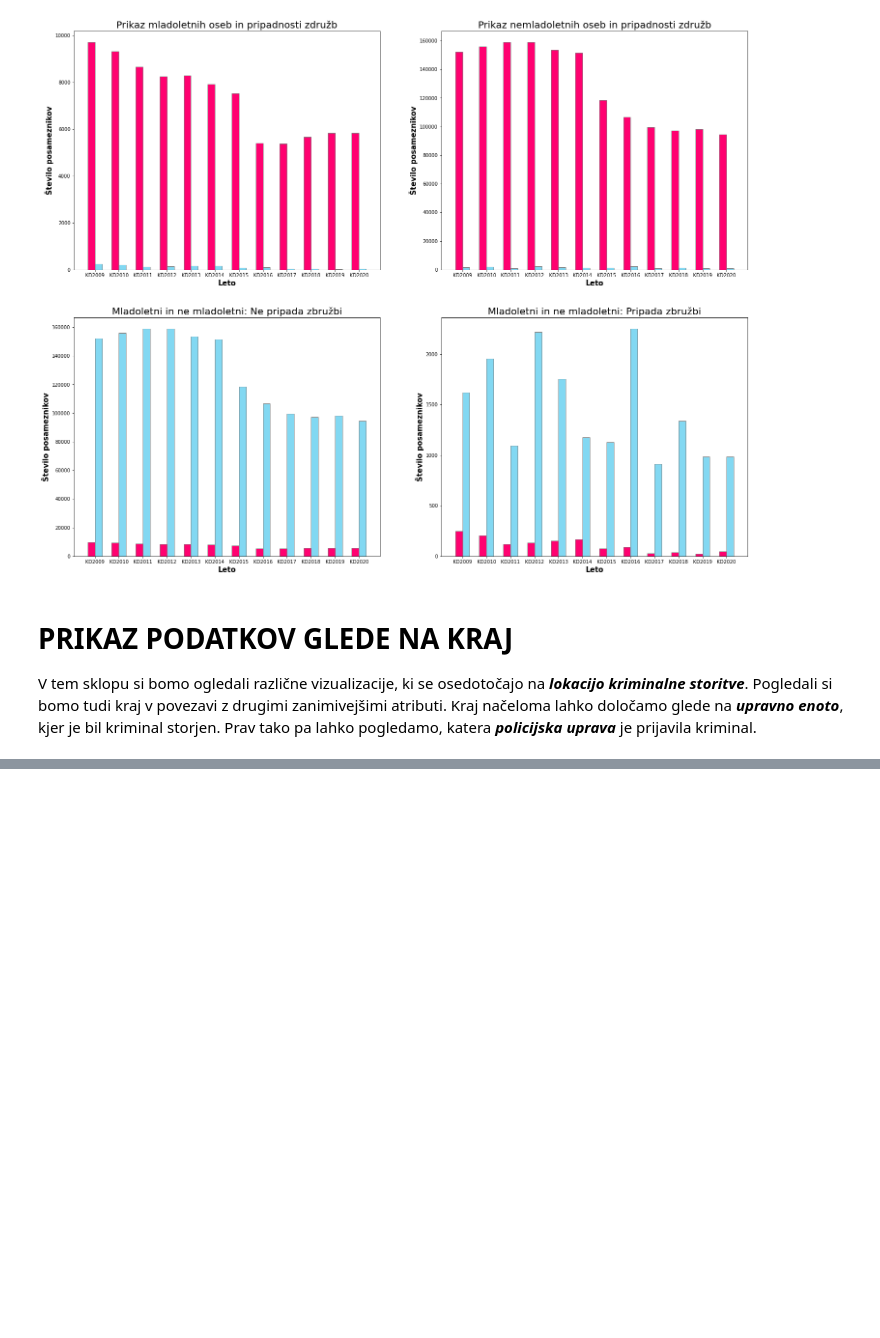
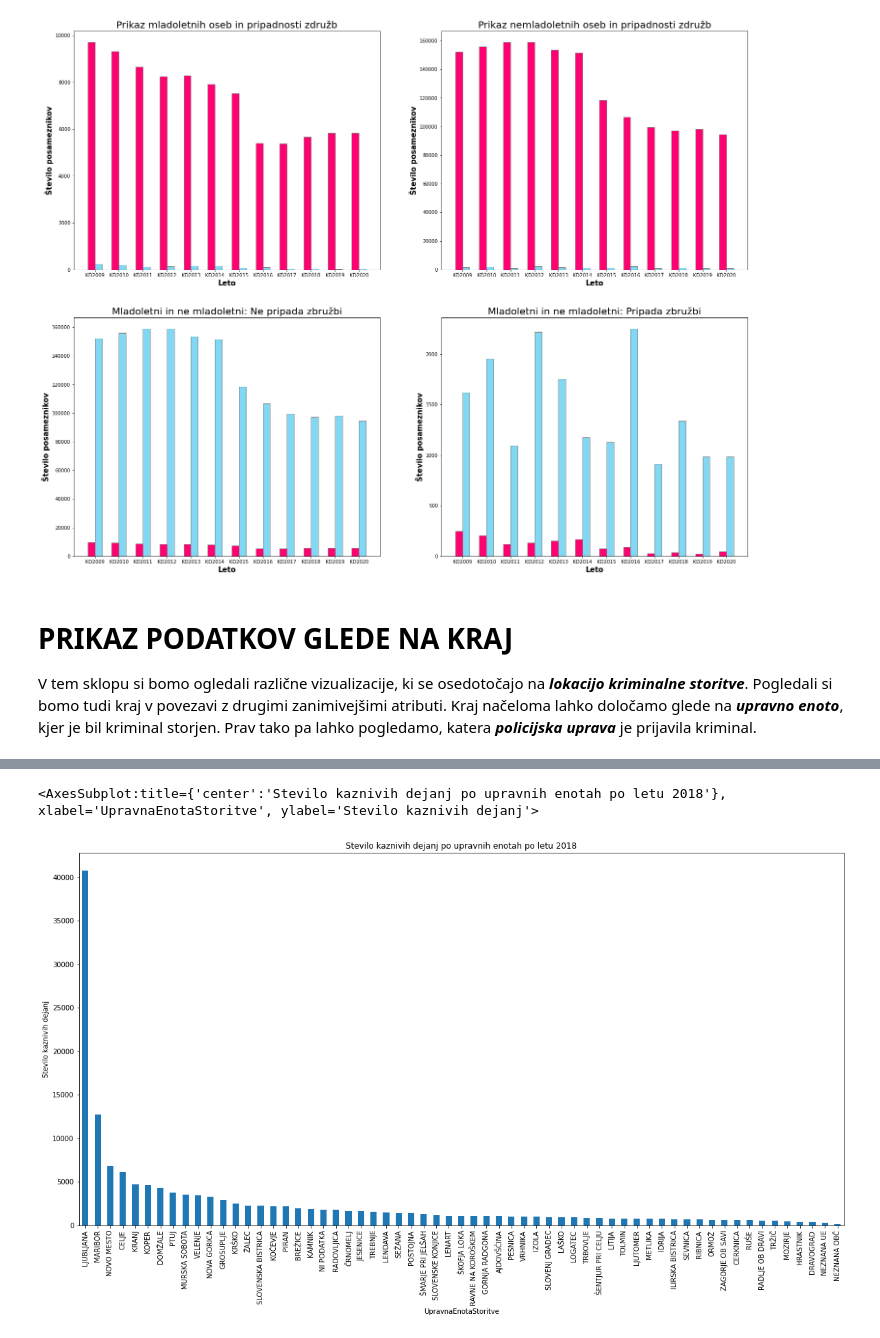
Before and after one commit to Nik-tech-cloud/PR22NGAMZ, a Jupyter notebook: seminar.ipynb, the cells around one changed output, grey strips where cells are left out. Saved outputs shown, nothing was run; the diff lists cells and outputs as text; code cells hidden in the pictures; blank space fills up the shorter version.

```diff
--- a/seminar.ipynb
+++ b/seminar.ipynb
@@ -337,0 +403,7 @@ Pogledali si bomo tudi kraj v povezavi z drugimi zanimivejšimi atributi. Kraj n
+# %%
+after_2018_KD = full_KD[full_KD['LetoStoritve'] > 2018]
+plt.figure(figsize=(20,10))
+after_2018_KD.groupby(['UpravnaEnotaStoritve']).size().sort_values(ascending=False).plot(kind='bar', ylabel='Stevilo kaznivih dejanj', title='Stevilo kaznivih dejanj po upravnih enotah po letu 2018')
+# %% [output]
+<AxesSubplot:title={'center':'Stevilo kaznivih dejanj po upravnih enotah po letu 2018'}, xlabel='UpravnaEnotaStoritve', ylabel='Stevilo kaznivih dejanj'>
+[figure, added]
```
Also changed, not shown: parts of 16 cells of this notebook, 2 other files.
